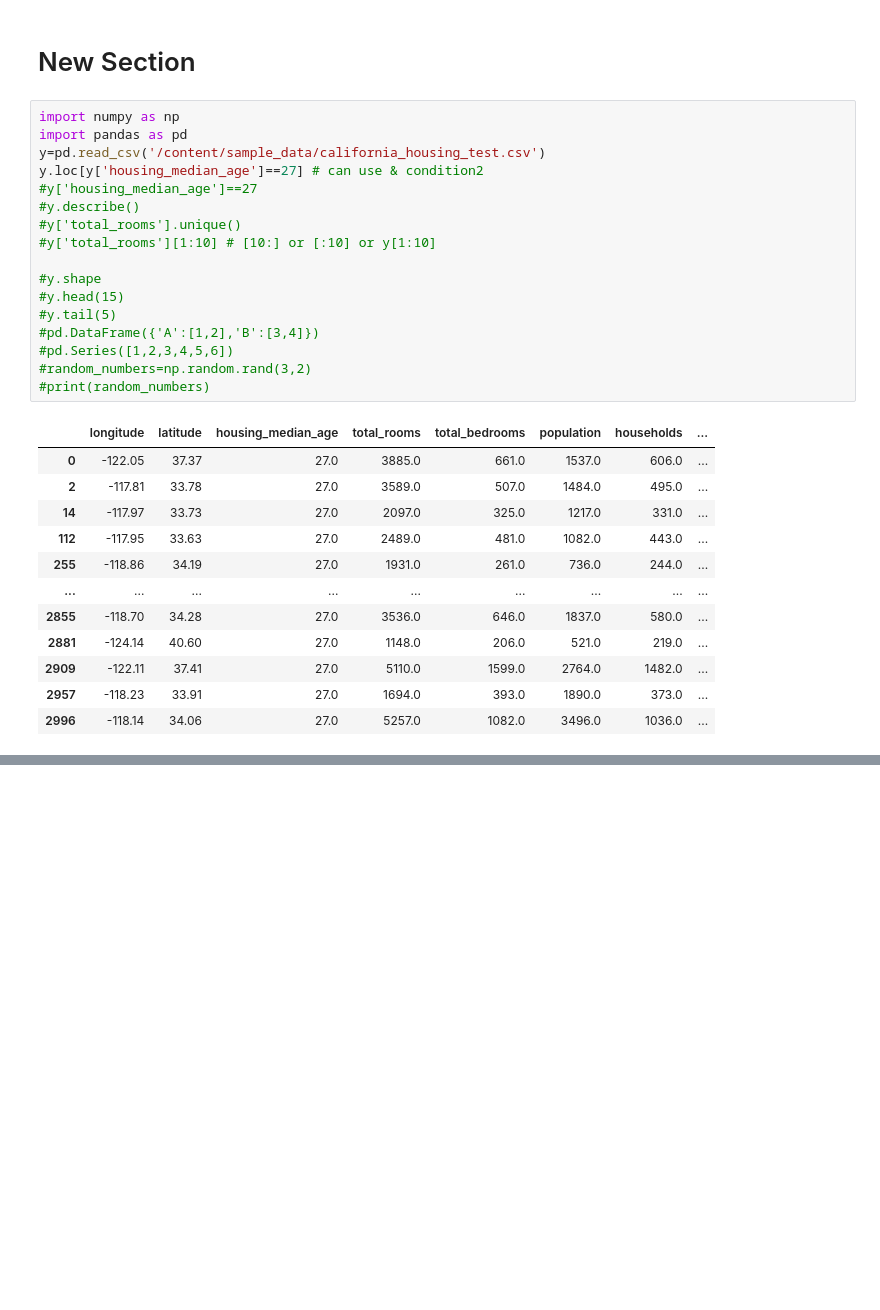
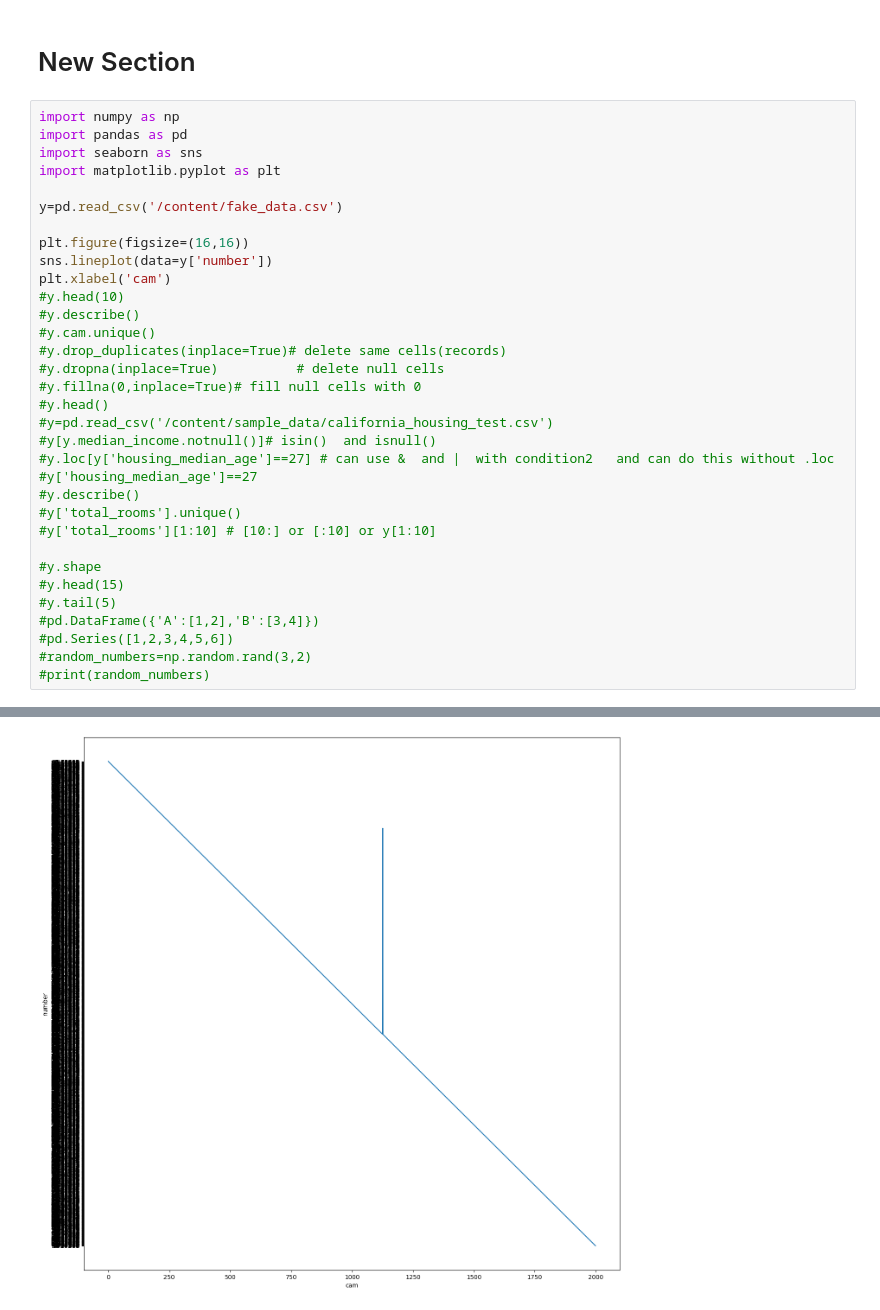
Before and after one commit to mohammadJKA/test, a Jupyter notebook: Untitled1.ipynb, the cells around one changed output, grey strips where cells are left out. Saved outputs shown, nothing was run; the diff lists cells and outputs as text; blank space fills up the shorter version.

Commit message:
add seaborn

```diff
--- a/Untitled1.ipynb
+++ b/Untitled1.ipynb
@@ -55,8 +55,24 @@ jarash
 # %%
 import numpy as np
 import pandas as pd
-y=pd.read_csv('/content/sample_data/california_housing_test.csv')
-y.loc[y['housing_median_age']==27] # can use & condition2
+import seaborn as sns
+import matplotlib.pyplot as plt
+
+y=pd.read_csv('/content/fake_data.csv')
+
+plt.figure(figsize=(16,16))
+sns.lineplot(data=y['number'])
+plt.xlabel('cam')
+#y.head(10)
+#y.describe()
+#y.cam.unique()
+#y.drop_duplicates(inplace=True)# delete same cells(records)
+#y.dropna(inplace=True)          # delete null cells
+#y.fillna(0,inplace=True)# fill null cells with 0
+#y.head()
+#y=pd.read_csv('/content/sample_data/california_housing_test.csv')
+#y[y.median_income.notnull()]# isin()  and isnull()
+#y.loc[y['housing_median_age']==27] # can use &  and |  with condition2   and can do this without .loc
 #y['housing_median_age']==27
 #y.describe()
 #y['total_rooms'].unique()
@@ -70,15 +86,3 @@ y.loc[y['housing_median_age']==27] # can use & condition2
 #random_numbers=np.random.rand(3,2)
 #print(random_numbers)
 # %% [output]
-|  | longitude | latitude | housing_median_age | total_rooms | total_bedrooms | population | households | ... |
-| 0 | -122.05 | 37.37 | 27.0 | 3885.0 | 661.0 | 1537.0 | 606.0 | ... |
-| 2 | -117.81 | 33.78 | 27.0 | 3589.0 | 507.0 | 1484.0 | 495.0 | ... |
-| 14 | -117.97 | 33.73 | 27.0 | 2097.0 | 325.0 | 1217.0 | 331.0 | ... |
-| 112 | -117.95 | 33.63 | 27.0 | 2489.0 | 481.0 | 1082.0 | 443.0 | ... |
-| 255 | -118.86 | 34.19 | 27.0 | 1931.0 | 261.0 | 736.0 | 244.0 | ... |
-| ... | ... | ... | ... | ... | ... | ... | ... | ... |
-| 2855 | -118.70 | 34.28 | 27.0 | 3536.0 | 646.0 | 1837.0 | 580.0 | ... |
-| 2881 | -124.14 | 40.60 | 27.0 | 1148.0 | 206.0 | 521.0 | 219.0 | ... |
-| 2909 | -122.11 | 37.41 | 27.0 | 5110.0 | 1599.0 | 2764.0 | 1482.0 | ... |
-| 2957 | -118.23 | 33.91 | 27.0 | 1694.0 | 393.0 | 1890.0 | 373.0 | ... |
-| 2996 | -118.14 | 34.06 | 27.0 | 5257.0 | 1082.0 | 3496.0 | 1036.0 | ... |
@@ -85,0 +90 @@ y.loc[y['housing_median_age']==27] # can use & condition2
+[figure, added]
```
Also changed, not shown: parts of 2 cells of this notebook.
